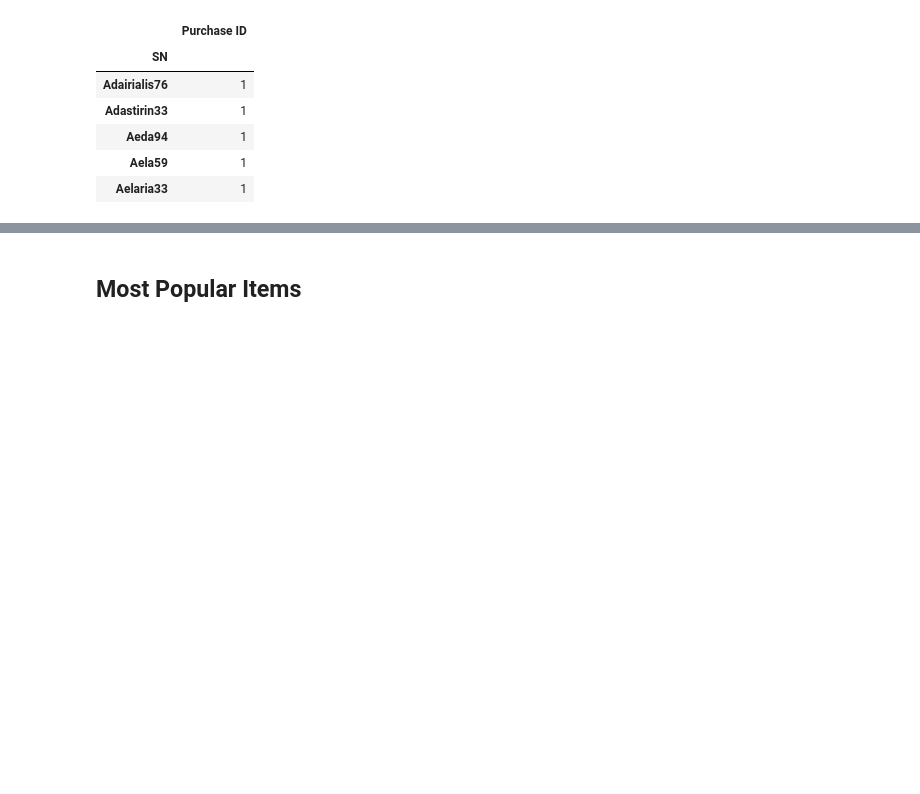
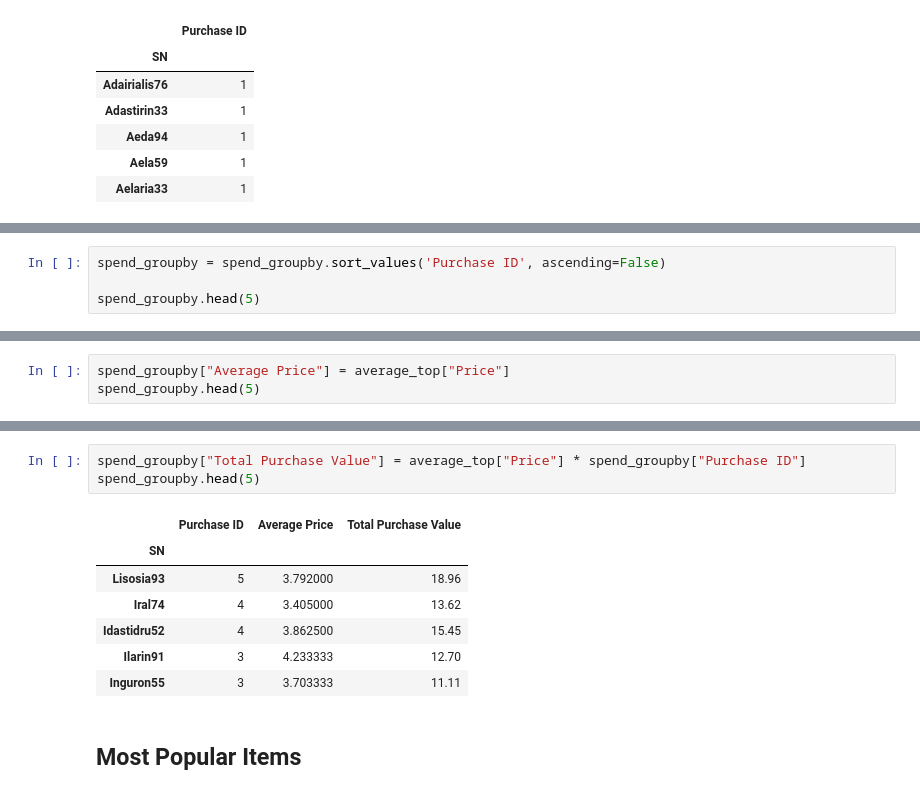
Before and after one commit to candishanks/pandas-challenge, a Jupyter notebook: HeroesOfPymoli/HeroesOfPymoli_starter.ipynb, the cells around one changed output, grey strips where cells are left out. Drawn from its saved outputs; the diff is of its cells as text; blank space fills up the shorter version.

```diff
--- a/HeroesOfPymoli/HeroesOfPymoli_starter.ipynb
+++ b/HeroesOfPymoli/HeroesOfPymoli_starter.ipynb
@@ -444,0 +440,4 @@ max_spender
+# %%
+spend_groupby = spend_groupby.sort_values('Purchase ID', ascending=False)
+
+spend_groupby.head(5)
@@ -444,0 +470,3 @@ max_spender
+# %%
+spend_groupby["Average Price"] = average_top["Price"]
+spend_groupby.head(5)
@@ -445,3 +481,14 @@ max_spender
+# %%
+spend_groupby["Total Purchase Value"] = average_top["Price"] * spend_groupby["Purchase ID"]
+spend_groupby.head(5)
+# %% [output]
+|  | Purchase ID | Average Price | Total Purchase Value |
+| SN |  |  |  |
+| Lisosia93 | 5 | 3.792000 | 18.96 |
+| Iral74 | 4 | 3.405000 | 13.62 |
+| Idastidru52 | 4 | 3.862500 | 15.45 |
+| Ilarin91 | 3 | 4.233333 | 12.70 |
+| Inguron55 | 3 | 3.703333 | 11.11 |
 # %% [markdown]
 ## Most Popular Items
 # %% [markdown]
```
Also changed, not shown: parts of 5 cells of this notebook.
